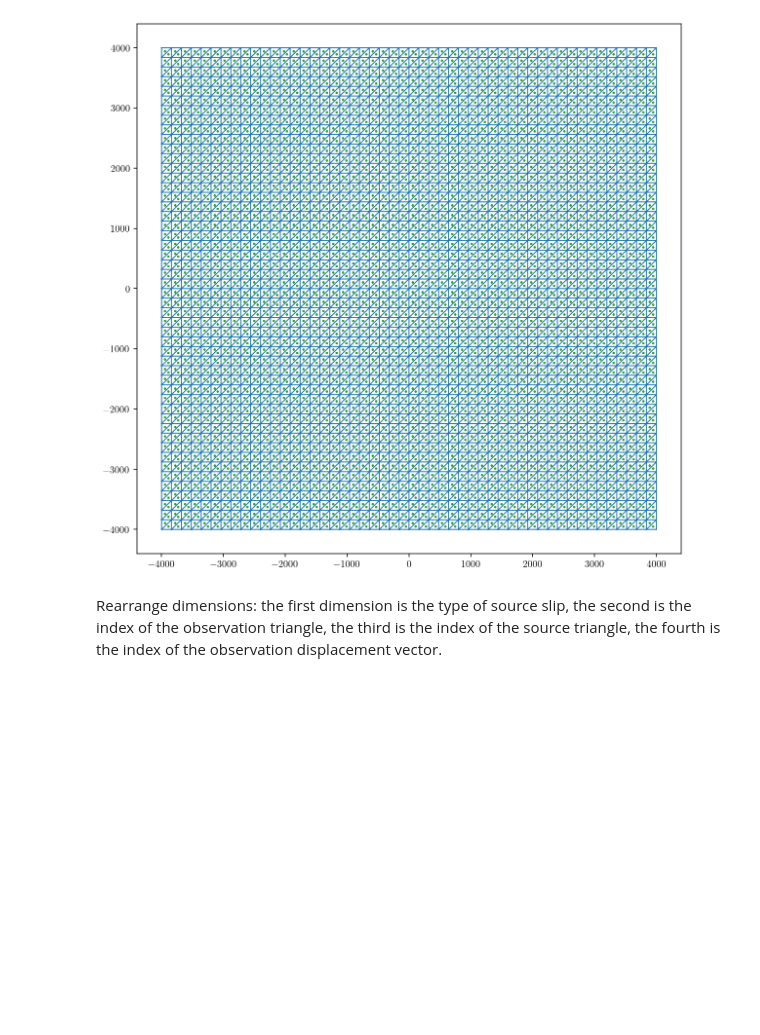
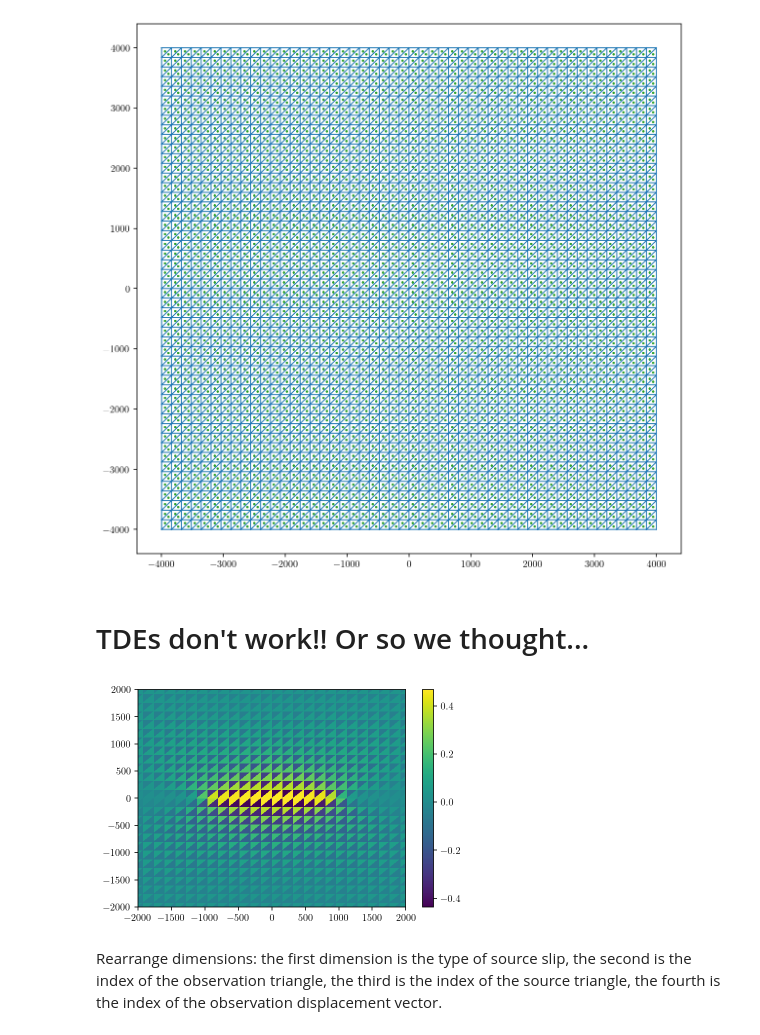
Before and after one commit to tbenthompson/tectosaur2, a Jupyter notebook: sa_tdes.ipynb, the cells around one changed output. Saved outputs shown, nothing was run; the diff lists cells and outputs as text; code cells hidden in the pictures; blank space fills up the shorter version.

```diff
--- a/sa_tdes.ipynb
+++ b/sa_tdes.ipynb
@@ -110 +120,18 @@ plt.show()
+# %%
+lhs = np.transpose(surf_surf_mat, (1, 3, 2, 0)).reshape((surf_tris.shape[0] * 3, surf_tris.shape[0] * 3))
+rhs = np.sum(fault_surf_mat, axis=1)
+soln = np.linalg.solve(lhs, rhs.flatten()).reshape((-1, 3))
+# %% [markdown]
+# TDEs don't work!! Or so we thought...
+# %%
+levels = np.linspace(0.20,0.20,11)
+cntf = plt.tripcolor(surf_pts[:,0], surf_pts[:,1], surf_tris, soln[:,1])#, levels = levels, extend="both")
+#plt.tricontour(surf_pts[:,0], surf_pts[:,1], surf_tris, rhs[:,0], colors='k', linestyles='-', linewidths=0.5)#, levels = levels, extend="both")
+#plt.plot(surface_high[0], surface_high[1], 'k-', linewidth=1.5)
+plt.colorbar(cntf)
+plt.xlim(zoomx)
+plt.ylim(zoomy)
+plt.show()
+# %% [output]
+[figure, added]
 # %%
```
Also changed, not shown: parts of 6 cells of this notebook.
